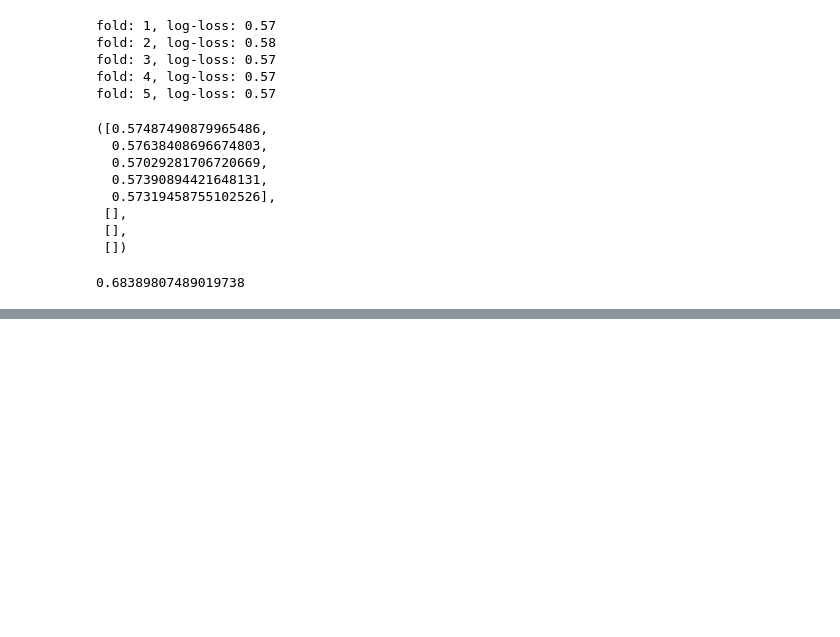
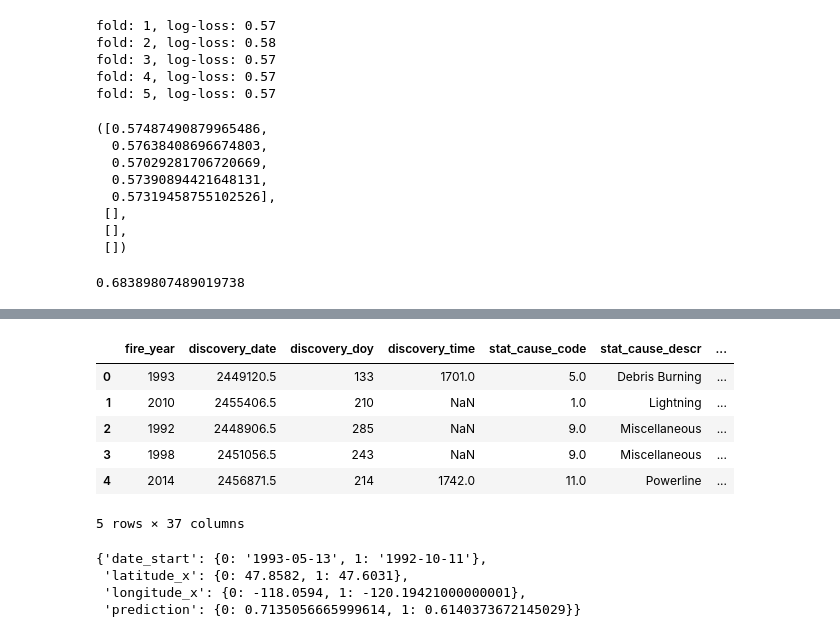
Before and after one commit to magstewart/wildfire-project, a Jupyter notebook: Wildfires_EDA.ipynb, the cells around one changed output, grey strips where cells are left out. Drawn from its saved outputs; the diff is of its cells as text; code cells hidden in the pictures; blank space fills up the shorter version.

```diff
--- a/Wildfires_EDA.ipynb
+++ b/Wildfires_EDA.ipynb
@@ -482,0 +508,10 @@ log_loss(y, mean_pred)
+# %%
+pd.read_csv('data/test_clean.csv')
+# %% [output]
+|  | fire_year | discovery_date | discovery_doy | discovery_time | stat_cause_code | stat_cause_descr | ... |
+| 0 | 1993 | 2449120.5 | 133 | 1701.0 | 5.0 | Debris Burning | ... |
+| 1 | 2010 | 2455406.5 | 210 | NaN | 1.0 | Lightning | ... |
+| 2 | 1992 | 2448906.5 | 285 | NaN | 9.0 | Miscellaneous | ... |
+| 3 | 1998 | 2451056.5 | 243 | NaN | 9.0 | Miscellaneous | ... |
+| 4 | 2014 | 2456871.5 | 214 | 1742.0 | 11.0 | Powerline | ... |
+5 rows × 37 columns
@@ -482,0 +520,7 @@ log_loss(y, mean_pred)
+# %%
+predictions.head(2).to_dict()
+# %% [output]
+{'date_start': {0: '1993-05-13', 1: '1992-10-11'},
+ 'latitude_x': {0: 47.8582, 1: 47.6031},
+ 'longitude_x': {0: -118.0594, 1: -120.19421000000001},
+ 'prediction': {0: 0.7135056665999614, 1: 0.6140373672145029}}
```
Also changed, not shown: parts of 7 cells of this notebook, 7 other files.
